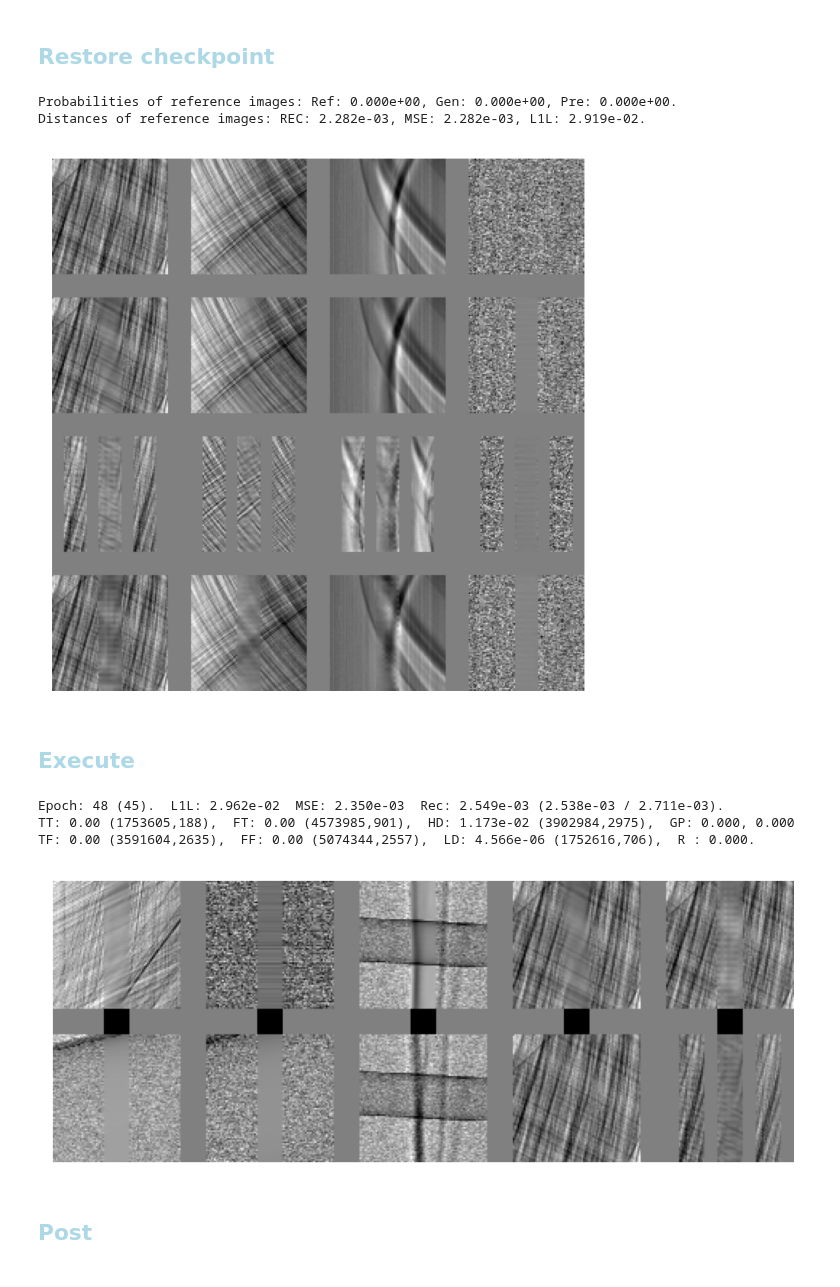
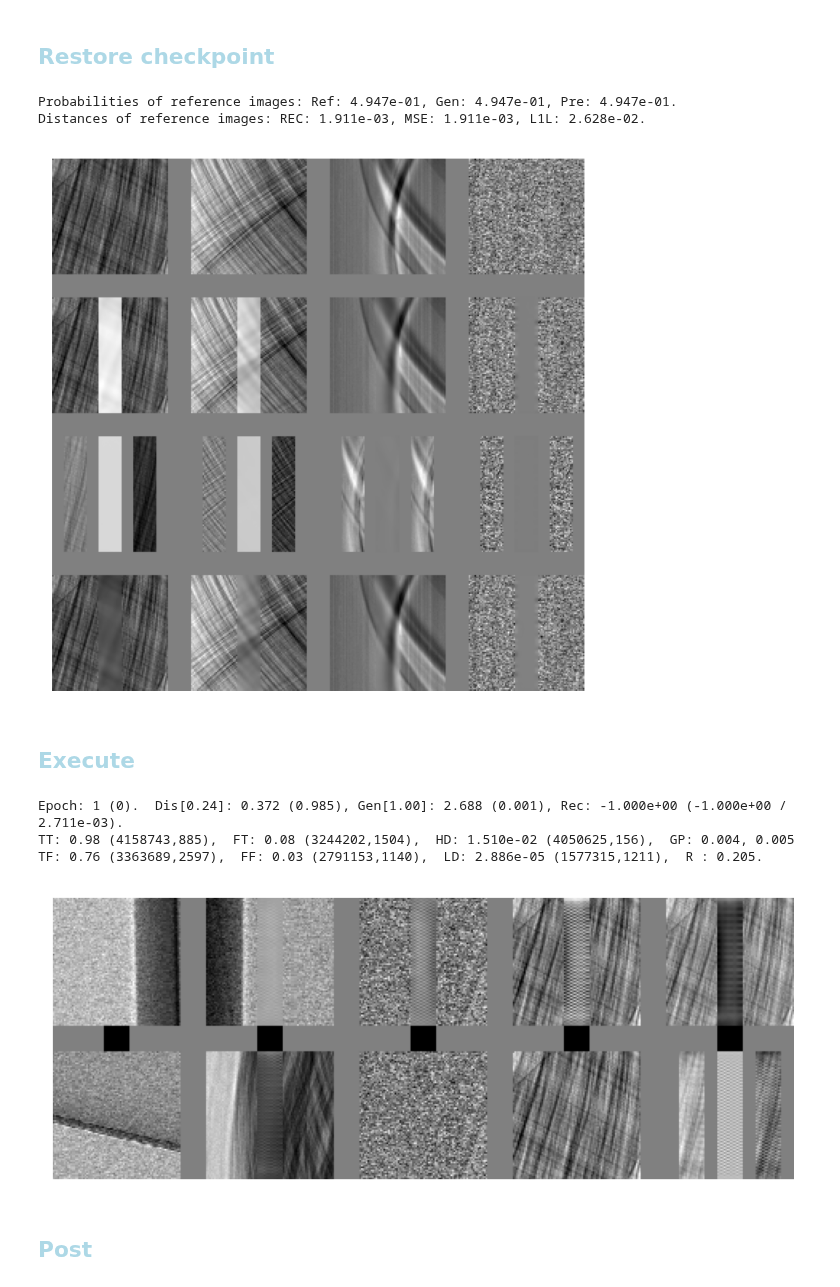
Before and after one commit to AustralianSynchrotron/sinogap, a Jupyter notebook: sinogap_dj0.ipynb, the cells around one changed output. Cells and saved outputs as stored; diff of their text form; code cells hidden in the pictures.

```diff
--- a/sinogap_dj0.ipynb
+++ b/sinogap_dj0.ipynb
@@ -467,9 +256,20 @@ Estimated Total Size (MB): 1297.36
 class Discriminator(sg.DiscriminatorTemplate):
     def __init__(self):
         super(Discriminator, self).__init__()
-        self.param = nn.Parameter(torch.zeros(1))
-    def forward(self, images):
-        return torch.zeros((images.shape[0],1), device=sg.TCfg.device)
+        self.body =  nn.Sequential(
+            self.encblock( 1/self.baseChannels,
+                               1, 3, norm=False),
+            self.encblock( 1,  1, 3, dopadding=True),
+            self.encblock( 1,  2, 3, stride=2),
+            self.encblock( 2,  2, 3, dopadding=True),
+            self.encblock( 2,  4, 3, stride=2),
+            self.encblock( 4,  4, 3, dopadding=True),
+            self.encblock( 4,  8, 3, stride=2),
+            self.encblock( 8,  8, 3, dopadding=True),
+            self.encblock( 8, 16, 3, stride=2),
+            self.encblock(16, 16, 3, dopadding=True),
+            )
+        self.head = self.createHead()
 
 
 sg.discriminator = Discriminator()
@@ -487,40 +283,43 @@ sg.optimizer_D = sg.createOptimizer(sg.discriminator, sg.TCfg.learningRateD)
 ## <font style="color:lightblue">Restore checkpoint</font>
 # %%
 savedCheckPoint = f"checkPoint_{sg.TCfg.exec}"
-sg.epoch, sg.iter, sg.minGEpoch, sg.minGdLoss = sg.restoreCheckpoint(savedCheckPoint+"_hourly.pth")
+sg.epoch, sg.iter, sg.minGEpoch, sg.minGdLoss, sg.startFrom = sg.restoreCheckpoint()#savedCheckPoint+".pth")
 sg.writer = sg.createWriter(sg.TCfg.logDir, True)
 sg.writer.add_graph(sg.generator, ((sg.refImages, sg.refNoises),) )
 #sg.writer.add_graph(sg.discriminator, refImages)
 sg.initialTest()
 # %% [output]
-Probabilities of reference images: Ref: 0.000e+00, Gen: 0.000e+00, Pre: 0.000e+00.
-Distances of reference images: REC: 2.282e-03, MSE: 2.282e-03, L1L: 2.919e-02.
+Probabilities of reference images: Ref: 4.947e-01, Gen: 4.947e-01, Pre: 4.947e-01.
+Distances of reference images: REC: 1.911e-03, MSE: 1.911e-03, L1L: 2.628e-02.
-[figure, old version]
+[figure, new version]
 # %% [markdown]
 ## <font style="color:lightblue">Execute</font>
 # %%
-#sg.TCfg.batchSize = 128
-sg.dataLoader = sg.createTrainLoader(trainSet, num_workers=8)
-sg.testLoader = sg.createTestLoader(testSet, num_workers=8)
+
+#sg.TCfg.batchSize = 64
+sg.dataLoader = sg.createTrainLoader(trainSet, num_workers=0)
+sg.testLoader = sg.createTestLoader(testSet, num_workers=0)
 #Rec_diff, MSE_diff, L1L_diff = sg.summarizeSet(sg.testLoader)
-Rec_diff, MSE_diff, L1L_diff = 2.204e-03, 2.204e-03, 1.882e-02
-if not sg.epoch :
-    sg.writer.add_scalars("Test per epoch",
-                       {'MSE': MSE_diff
-                       ,'L1L': L1L_diff
-                       ,'REC': Rec_diff
-                       }, 0 )
+##Summary. Rec: 2.203e-03, MSE: 2.203e-03, L1L: 1.882e-02.
+#sg.writer.add_scalars("Test per epoch",
+#                   {'MSE': MSE_diff
+#                   ,'L1L': L1L_diff
+#                   ,'REC': Rec_diff
+#                   }, 0 )
 #Rec_diff, MSE_diff, L1L_diff = sg.summarizeSet(sg.testLoader, False)
-#Summary. Rec: 2.208e-03, MSE: 2.208e-03, L1L: 1.855e-02.
-
-
+##Summary. Rec: 2.190e-03, MSE: 2.190e-03, L1L: 1.854e-02
+#sg.writer.add_scalars("Test per epoch",
+#                   {'MSE': MSE_diff
+#                   ,'L1L': L1L_diff
+#                   ,'REC': Rec_diff
+#                   }, sg.epoch )
 
 #torch.autograd.set_detect_anomaly(True)
 #Summary. Rec: 2.711e-03, MSE: 2.711e-03, L1L: 3.165e-02.
 Rec_diff, MSE_diff, L1L_diff = 2.711e-03, 2.711e-03, 3.165e-02
 sg.prepGdLoss =  Rec_diff
 if Rec_diff == 0:
-    Rec_diff, MSE_diff, L1L_diff, _ , _ = sg.summarizeSet(sg.dataLoader)
+    Rec_diff, MSE_diff, L1L_diff = sg.summarizeSet(sg.dataLoader)
 if not sg.epoch :
     sg.writer.add_scalars("Distances per epoch",
                           {'MSE': MSE_diff
@@ -536,39 +335,42 @@ if not sg.epoch :
 #        sg.minGdLoss = minGdLossToKeep
 #        return
 #    for item in itertools.chain( sg.optimizer_D.param_groups, sg.optimizer_G.param_groups ):
 #        item['lr'] *= 0.99
 #sg.afterEachEpoch = my_afterEachEpoch
 
 #
 #def my_afterEachEpoch(epoch) :
 #    if sg.minGEpoch < 600 :
 #        return
 #    if not sg.dataLoader is None :
 #        del sg.dataLoader
 #        sg.freeGPUmem()
 #    if sg.TCfg.batchSize < 131072 :
 #    sg.TCfg.batchSize += round( 0.01 * sg.TCfg.batchSize )
 #    sg.dataLoader = sg.createTrainLoader(trainSet, num_workers=24)
 #    print("Batch size: ",sg.TCfg.batchSize)
 #sg.afterEachEpoch = my_afterEachEpoch
 
-sg.noAdv = True
+sg.noAdv = False
+sg.lossAdvCoef = 1
+sg.lossDifCoef = 256.0
+
 
 try :
     sg.train(savedCheckPoint)
 except :
     del sg.dataLoader
     sg.freeGPUmem()
     1/10 # to release Jupyuter memory in the next step
     raise
 
 
- # train all, low pretrained
+ # adv, train all, pretrained low
 # %% [output]
-Epoch: 48 (45).  L1L: 2.962e-02  MSE: 2.350e-03  Rec: 2.549e-03 (2.538e-03 / 2.711e-03).
-TT: 0.00 (1753605,188),  FT: 0.00 (4573985,901),  HD: 1.173e-02 (3902984,2975),  GP: 0.000, 0.000
-TF: 0.00 (3591604,2635),  FF: 0.00 (5074344,2557),  LD: 4.566e-06 (1752616,706),  R : 0.000.
+Epoch: 1 (0).  Dis[0.24]: 0.372 (0.985), Gen[1.00]: 2.688 (0.001), Rec: -1.000e+00 (-1.000e+00 / 2.711e-03).
+TT: 0.98 (4158743,885),  FT: 0.08 (3244202,1504),  HD: 1.510e-02 (4050625,156),  GP: 0.004, 0.005
+TF: 0.76 (3363689,2597),  FF: 0.03 (2791153,1140),  LD: 2.886e-05 (1577315,1211),  R : 0.205.
-[figure, old version]
+[figure, new version]
 # %% [markdown]
 ## <font style="color:lightblue">Post</font>
 # %%
```
Also changed, not shown: parts of 9 cells of this notebook, 1 other file.
